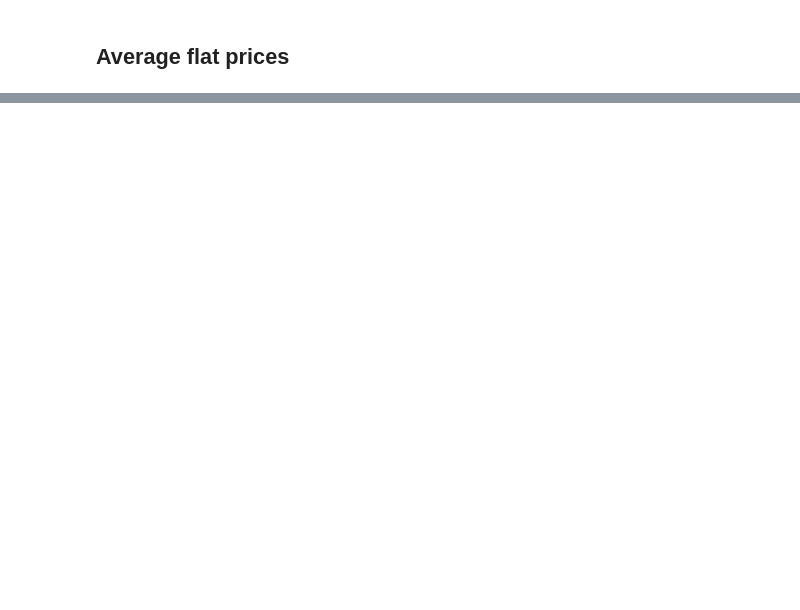
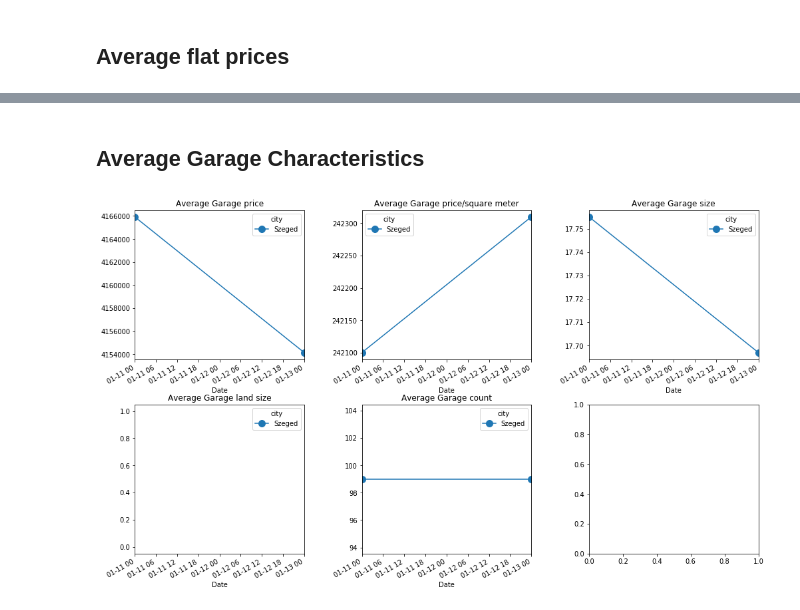
Before and after one commit to diveki/Property-finder, a Jupyter notebook: Summary_for_flats_template.ipynb, the cells around one changed output, grey strips where cells are left out. Saved outputs shown, nothing was run; the diff lists cells and outputs as text; code cells hidden in the pictures; blank space fills up the shorter version.

```diff
--- a/Summary_for_flats_template.ipynb
+++ b/Summary_for_flats_template.ipynb
@@ -81,0 +92,6 @@ NameError: name 'df' is not defined
+# %% [markdown]
+## Average Garage Characteristics
+# %%
+plot_averages(avp_garage, avpm_garage, avs_garage, avls_garage, avc_garage, title_text='Garage')
+# %% [output]
+[figure, added]
```
Also changed, not shown: parts of 12 cells of this notebook, 2 other files.
